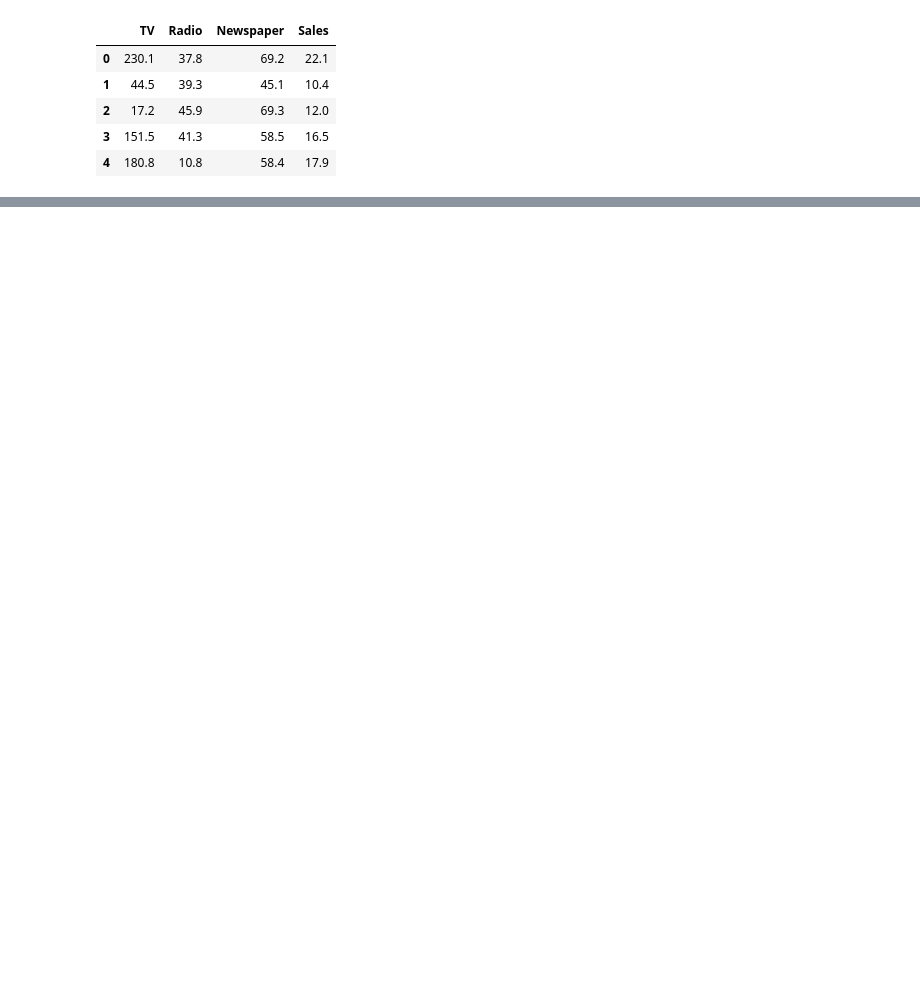
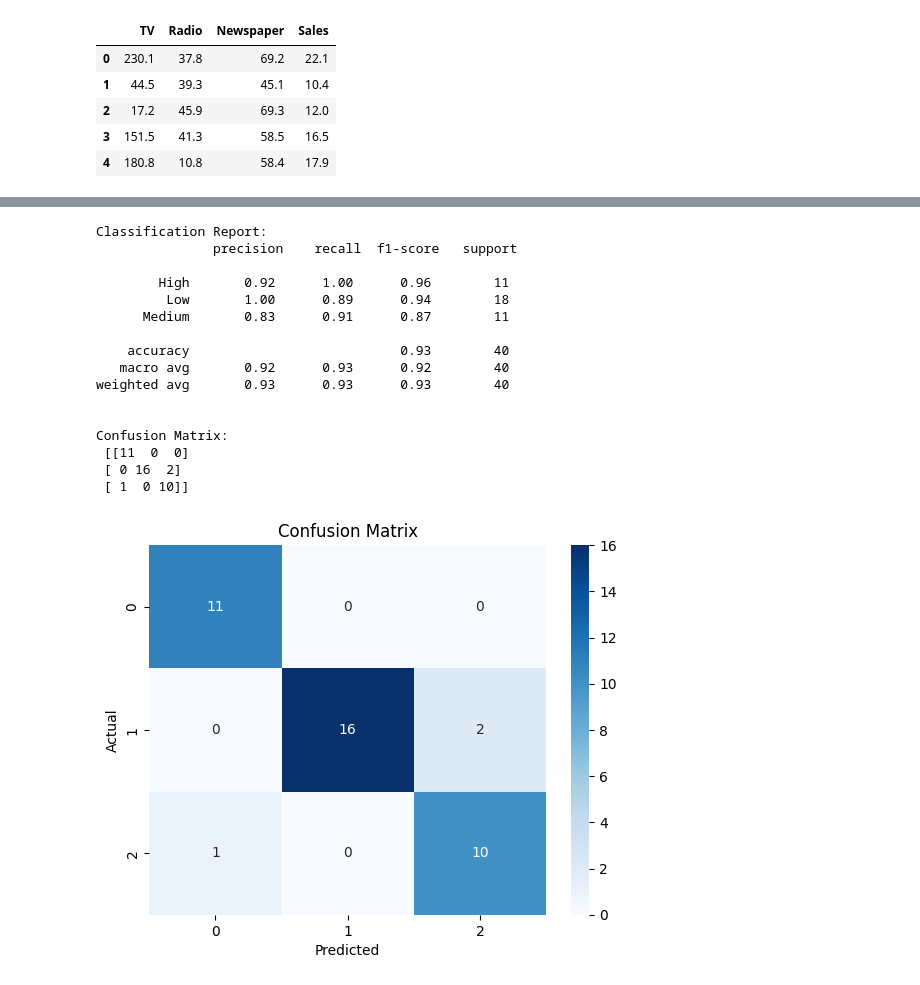
Before and after one commit to sairaj237/ML-DL-Assignments, a Jupyter notebook: Assignment2/Assignment2.ipynb, the cells around one changed output, grey strips where cells are left out. Drawn from its saved outputs; the diff is of its cells as text; code cells hidden in the pictures; blank space fills up the shorter version.

```diff
--- a/Assignment2/Assignment2.ipynb
+++ b/Assignment2/Assignment2.ipynb
@@ -165,0 +94,5 @@ R² Score: 0.5949793934807868
+# %%
+# Cell 6: Data Transformation - Feature scaling
+scaler = StandardScaler()
+ds_scaled = pd.DataFrame(scaler.fit_transform(ds), columns=ds.columns)
+ds_scaled.head()
@@ -165,0 +106,49 @@ R² Score: 0.5949793934807868
+# %%
+# Cell 7: Create classification target
+# Let's classify 'Sales' into categories: Low, Medium, High
+# Based on quantiles
+ds_scaled['SalesCategory'] = pd.qcut(ds['Sales'], q=3, labels=['Low', 'Medium', 'High'])
+
+# Drop original 'Sales' (optional, depending on modeling choice)
+ds_scaled.drop(columns=['Sales'], inplace=True)
+# %%
+# Cell 8: Prepare data for classification
+X = ds_scaled.drop('SalesCategory', axis=1)
+y = ds_scaled['SalesCategory']
+
+X_train, X_test, y_train, y_test = train_test_split(X, y, test_size=0.2, random_state=42)
+# %%
+# Cell 9: Model Building - Random Forest Classifier
+classifier = RandomForestClassifier(n_estimators=100, random_state=42)
+classifier.fit(X_train, y_train)
+
+y_pred = classifier.predict(X_test)
+# %%
+# Cell 10: Model Evaluation
+print("Classification Report:\n", classification_report(y_test, y_pred))
+print("\nConfusion Matrix:\n", confusion_matrix(y_test, y_pred))
+
+# Visualization
+sns.heatmap(confusion_matrix(y_test, y_pred), annot=True, fmt="d", cmap="Blues")
+plt.title("Confusion Matrix")
+plt.xlabel("Predicted")
+plt.ylabel("Actual")
+plt.show()
+# %% [output]
+Classification Report:
+               precision    recall  f1-score   support
+
+        High       0.92      1.00      0.96        11
+         Low       1.00      0.89      0.94        18
+      Medium       0.83      0.91      0.87        11
+
+    accuracy                           0.93        40
+   macro avg       0.92      0.93      0.92        40
+weighted avg       0.93      0.93      0.93        40
+
+
+Confusion Matrix:
+ [[11  0  0]
+ [ 0 16  2]
+ [ 1  0 10]]
+[figure, added]
```
Also changed, not shown: parts of 16 cells of this notebook.
